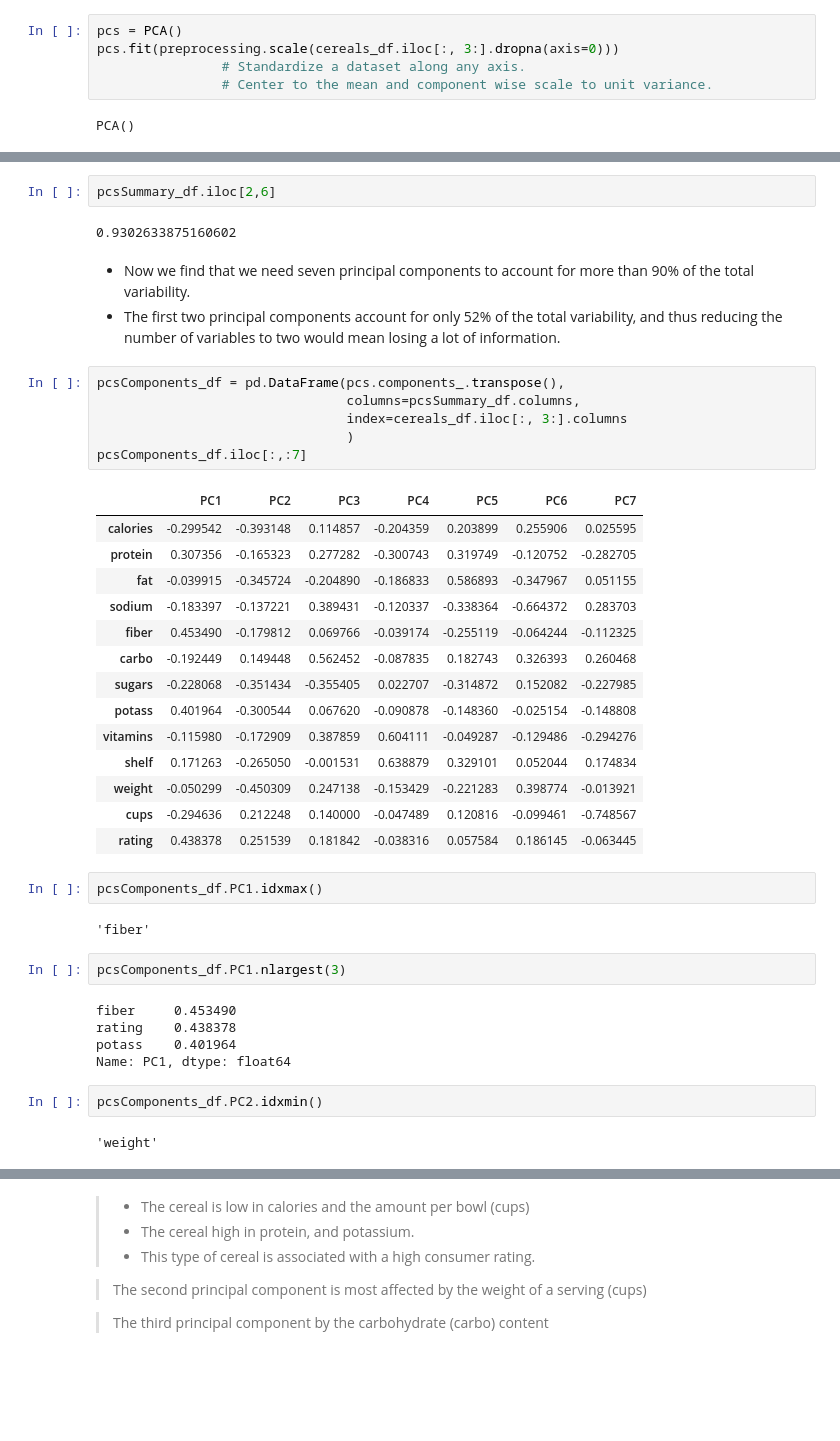
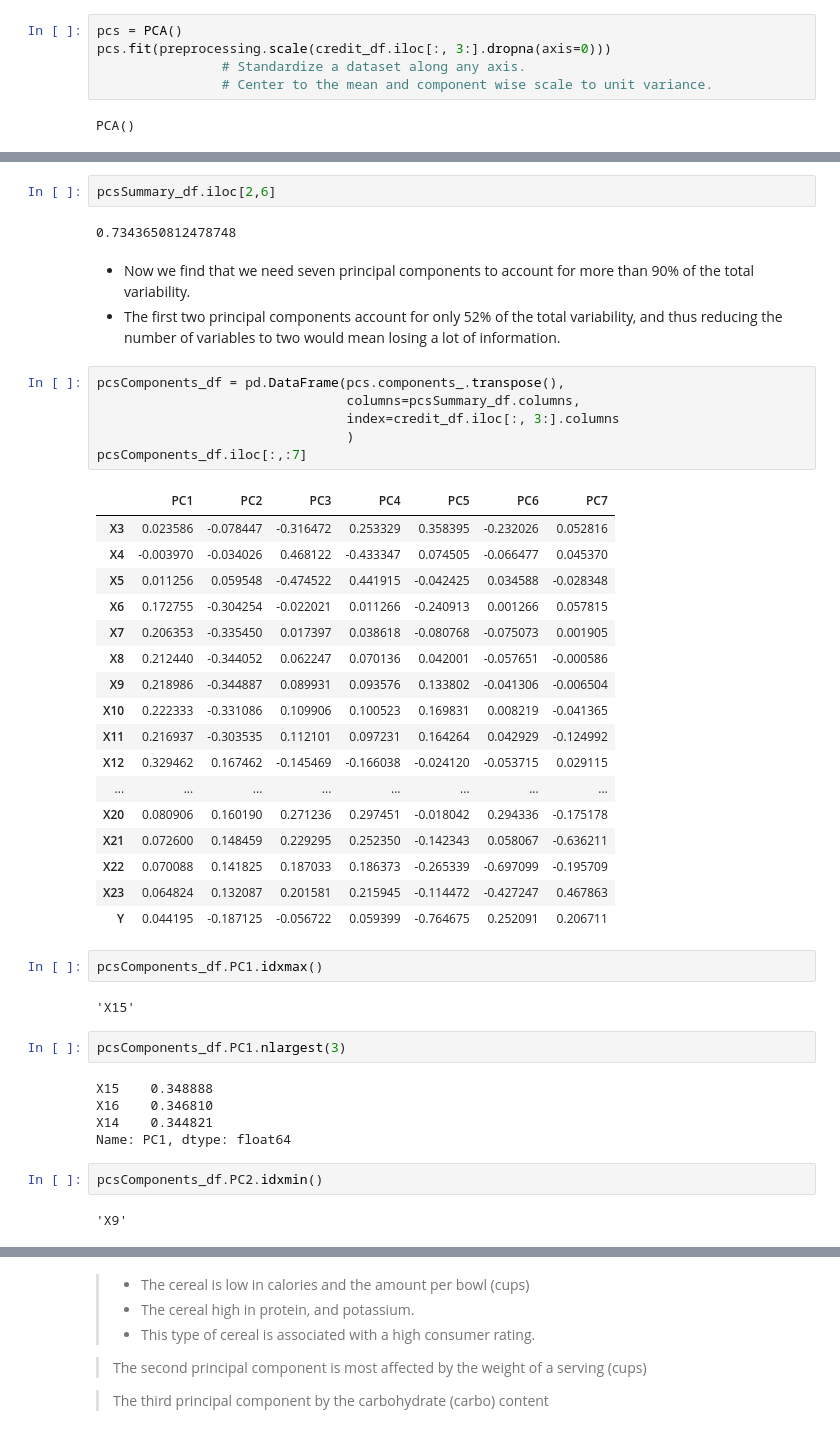
Before and after one commit to PosgradoMNA/actividades-del-projecto-cad_equipo_18, a Jupyter notebook: Semana_4_Actividad_1_Equipo_18_PCA.ipynb, the cells around one changed output, grey strips where cells are left out. Drawn from its saved outputs; the diff is of its cells as text; blank space fills up the shorter version.

```diff
--- a/Semana_4_Actividad_1_Equipo_18_PCA.ipynb
+++ b/Semana_4_Actividad_1_Equipo_18_PCA.ipynb
@@ -455,6 +599,6 @@ cereals_df.iloc[:, 3:].head()
 # %%
 pcs = PCA()
-pcs.fit(preprocessing.scale(cereals_df.iloc[:, 3:].dropna(axis=0)))
+pcs.fit(preprocessing.scale(credit_df.iloc[:, 3:].dropna(axis=0)))
                 # Standardize a dataset along any axis.
                 # Center to the mean and component wise scale to unit variance.
 # %% [output]
@@ -476,46 +621,49 @@ pcsSummary_df.round(4)
 # %%
 pcsSummary_df.iloc[2,6]
 # %% [output]
-0.9302633875160602
+0.7343650812478748
 # %% [markdown]
 * Now we find that we need seven principal components to account for more than 90% of the total variability.
 * The first two principal components account for only 52% of the total variability, and thus reducing the number of variables to two would mean losing a lot of information.
 # %%
 pcsComponents_df = pd.DataFrame(pcs.components_.transpose(),
                                 columns=pcsSummary_df.columns,
-                                index=cereals_df.iloc[:, 3:].columns
+                                index=credit_df.iloc[:, 3:].columns
                                 )
 pcsComponents_df.iloc[:,:7]
 # %% [output]
 |  | PC1 | PC2 | PC3 | PC4 | PC5 | PC6 | PC7 |
-| calories | -0.299542 | -0.393148 | 0.114857 | -0.204359 | 0.203899 | 0.255906 | 0.025595 |
-| protein | 0.307356 | -0.165323 | 0.277282 | -0.300743 | 0.319749 | -0.120752 | -0.282705 |
-| fat | -0.039915 | -0.345724 | -0.204890 | -0.186833 | 0.586893 | -0.347967 | 0.051155 |
-| sodium | -0.183397 | -0.137221 | 0.389431 | -0.120337 | -0.338364 | -0.664372 | 0.283703 |
-| fiber | 0.453490 | -0.179812 | 0.069766 | -0.039174 | -0.255119 | -0.064244 | -0.112325 |
-| carbo | -0.192449 | 0.149448 | 0.562452 | -0.087835 | 0.182743 | 0.326393 | 0.260468 |
-| sugars | -0.228068 | -0.351434 | -0.355405 | 0.022707 | -0.314872 | 0.152082 | -0.227985 |
-| potass | 0.401964 | -0.300544 | 0.067620 | -0.090878 | -0.148360 | -0.025154 | -0.148808 |
-| vitamins | -0.115980 | -0.172909 | 0.387859 | 0.604111 | -0.049287 | -0.129486 | -0.294276 |
-| shelf | 0.171263 | -0.265050 | -0.001531 | 0.638879 | 0.329101 | 0.052044 | 0.174834 |
-| weight | -0.050299 | -0.450309 | 0.247138 | -0.153429 | -0.221283 | 0.398774 | -0.013921 |
-| cups | -0.294636 | 0.212248 | 0.140000 | -0.047489 | 0.120816 | -0.099461 | -0.748567 |
-| rating | 0.438378 | 0.251539 | 0.181842 | -0.038316 | 0.057584 | 0.186145 | -0.063445 |
+| X3 | 0.023586 | -0.078447 | -0.316472 | 0.253329 | 0.358395 | -0.232026 | 0.052816 |
+| X4 | -0.003970 | -0.034026 | 0.468122 | -0.433347 | 0.074505 | -0.066477 | 0.045370 |
+| X5 | 0.011256 | 0.059548 | -0.474522 | 0.441915 | -0.042425 | 0.034588 | -0.028348 |
+| X6 | 0.172755 | -0.304254 | -0.022021 | 0.011266 | -0.240913 | 0.001266 | 0.057815 |
+| X7 | 0.206353 | -0.335450 | 0.017397 | 0.038618 | -0.080768 | -0.075073 | 0.001905 |
+| X8 | 0.212440 | -0.344052 | 0.062247 | 0.070136 | 0.042001 | -0.057651 | -0.000586 |
+| X9 | 0.218986 | -0.344887 | 0.089931 | 0.093576 | 0.133802 | -0.041306 | -0.006504 |
+| X10 | 0.222333 | -0.331086 | 0.109906 | 0.100523 | 0.169831 | 0.008219 | -0.041365 |
+| X11 | 0.216937 | -0.303535 | 0.112101 | 0.097231 | 0.164264 | 0.042929 | -0.124992 |
+| X12 | 0.329462 | 0.167462 | -0.145469 | -0.166038 | -0.024120 | -0.053715 | 0.029115 |
+| ... | ... | ... | ... | ... | ... | ... | ... |
+| X20 | 0.080906 | 0.160190 | 0.271236 | 0.297451 | -0.018042 | 0.294336 | -0.175178 |
+| X21 | 0.072600 | 0.148459 | 0.229295 | 0.252350 | -0.142343 | 0.058067 | -0.636211 |
+| X22 | 0.070088 | 0.141825 | 0.187033 | 0.186373 | -0.265339 | -0.697099 | -0.195709 |
+| X23 | 0.064824 | 0.132087 | 0.201581 | 0.215945 | -0.114472 | -0.427247 | 0.467863 |
+| Y | 0.044195 | -0.187125 | -0.056722 | 0.059399 | -0.764675 | 0.252091 | 0.206711 |
 # %%
 pcsComponents_df.PC1.idxmax()
 # %% [output]
-'fiber'
+'X15'
 # %%
 pcsComponents_df.PC1.nlargest(3)
 # %% [output]
-fiber     0.453490
-rating    0.438378
-potass    0.401964
+X15    0.348888
+X16    0.346810
+X14    0.344821
 Name: PC1, dtype: float64
 # %%
 pcsComponents_df.PC2.idxmin()
 # %% [output]
-'weight'
+'X9'
 # %%
 pcsComponents_df.PC2.nsmallest(3)
 # %% [output]
```
Also changed, not shown: parts of 39 cells of this notebook.
